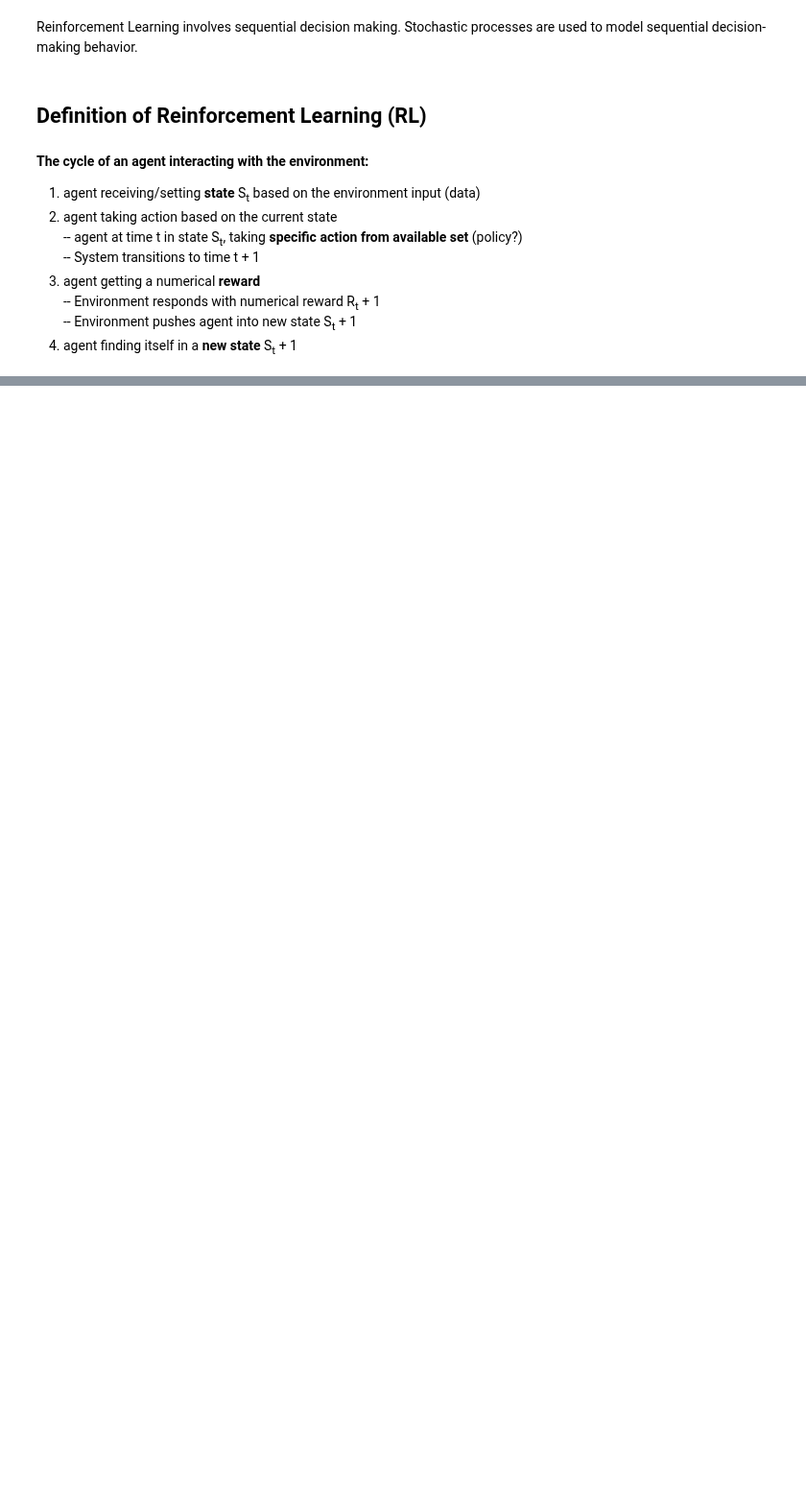
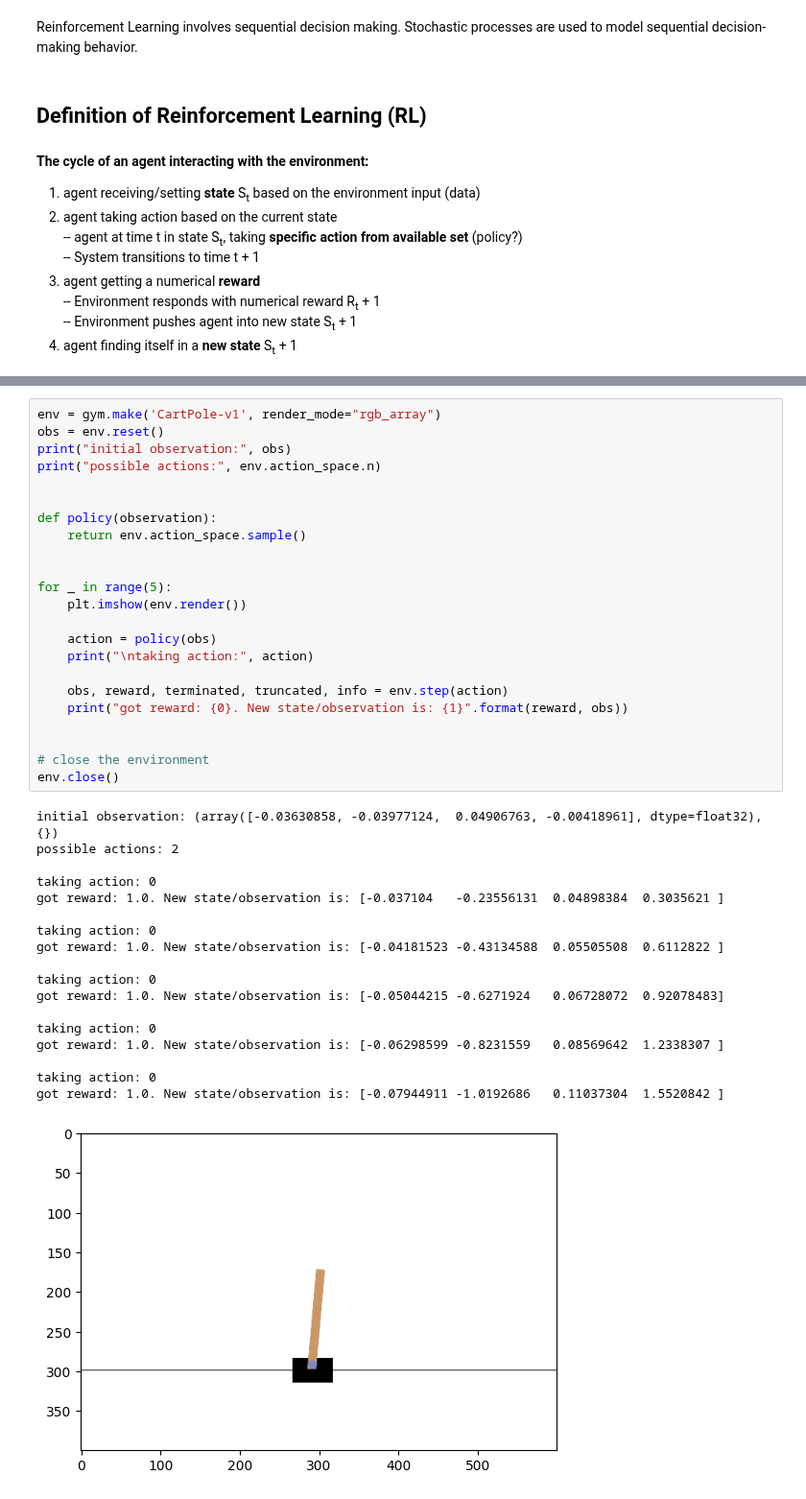
Before and after one commit to mindeleven/Analyzing-financial-data-with-python-and-rust, a Jupyter notebook: reinforcement-learning/reinforcement-learning-py3-12/Notebooks/ch02_Markov_Decision_Processes/01_markov_decision_processes.ipynb, the cells around one changed output, grey strips where cells are left out. Shown at 96% size. Saved outputs shown, nothing was run; the diff lists cells and outputs as text; blank space fills up the shorter version.

```diff
--- a/reinforcement-learning/reinforcement-learning-py3-12/Notebooks/ch02_Markov_Decision_Processes/01_markov_decision_processes.ipynb
+++ b/reinforcement-learning/reinforcement-learning-py3-12/Notebooks/ch02_Markov_Decision_Processes/01_markov_decision_processes.ipynb
@@ -41,0 +151,42 @@ __definition of Reinforcement Learning (RL) ...__
+# %%
+env = gym.make('CartPole-v1', render_mode="rgb_array")
+obs = env.reset()
+print("initial observation:", obs)
+print("possible actions:", env.action_space.n)
+
+
+def policy(observation):
+    return env.action_space.sample()
+
+
+for _ in range(5):
+    plt.imshow(env.render())
+
+    action = policy(obs)
+    print("\ntaking action:", action)
+
+    obs, reward, terminated, truncated, info = env.step(action)
+    print("got reward: {0}. New state/observation is: {1}".format(reward, obs))
+
+
+# close the environment
+env.close()
+# %% [output]
+initial observation: (array([-0.03630858, -0.03977124,  0.04906763, -0.00418961], dtype=float32), {})
+possible actions: 2
+
+taking action: 0
+got reward: 1.0. New state/observation is: [-0.037104   -0.23556131  0.04898384  0.3035621 ]
+
+taking action: 0
+got reward: 1.0. New state/observation is: [-0.04181523 -0.43134588  0.05505508  0.6112822 ]
+
+taking action: 0
+got reward: 1.0. New state/observation is: [-0.05044215 -0.6271924   0.06728072  0.92078483]
+
+taking action: 0
+got reward: 1.0. New state/observation is: [-0.06298599 -0.8231559   0.08569642  1.2338307 ]
+
+taking action: 0
+got reward: 1.0. New state/observation is: [-0.07944911 -1.0192686   0.11037304  1.5520842 ]
+[figure, added]
```
Also changed, not shown: parts of 23 cells of this notebook, 1 other file.
